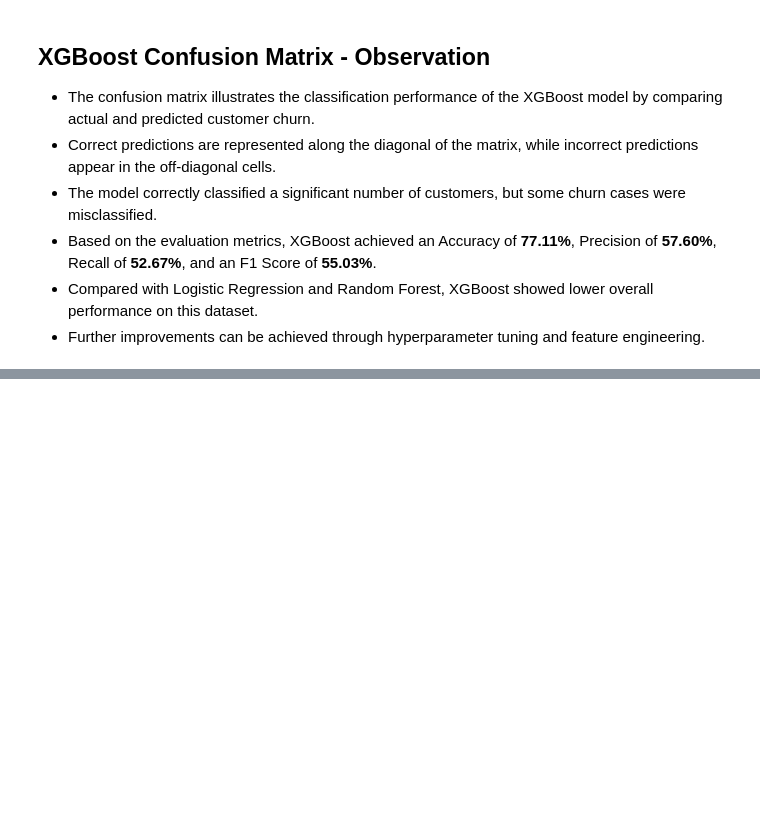
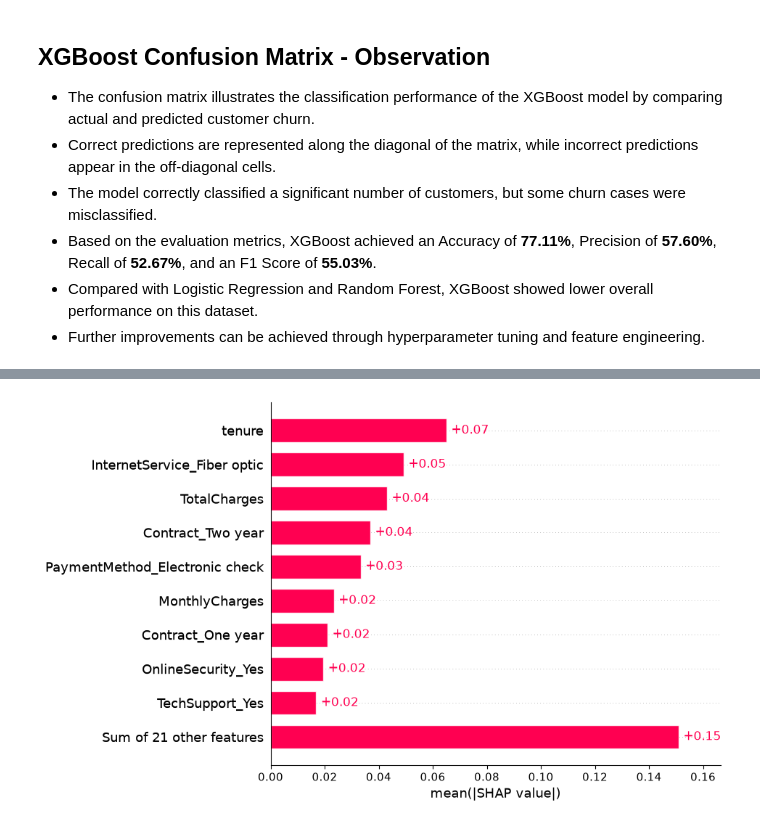
Before and after one commit to janupalliradhika/customer-churn-prediction, a Jupyter notebook: notebooks/eda.ipynb, the cells around one changed output, grey strips where cells are left out. Drawn from its saved outputs; the diff is of its cells as text; code cells hidden in the pictures; blank space fills up the shorter version.

```diff
--- a/notebooks/eda.ipynb
+++ b/notebooks/eda.ipynb
@@ -1168,0 +1198,4 @@ plt.show()
+# %%
+shap.plots.bar(shap_values[:, :, 1])
+# %% [output]
+[figure, added]
```
Also changed, not shown: parts of 10 cells of this notebook.
